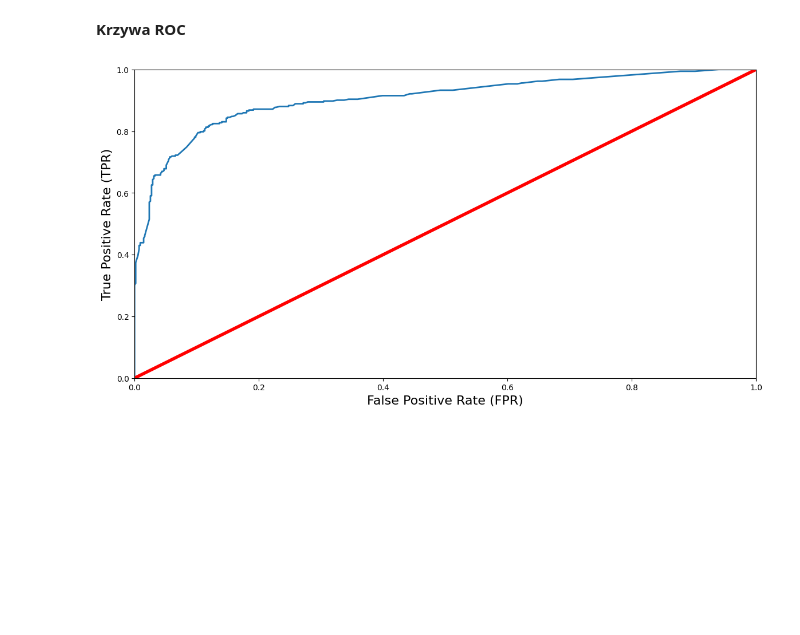
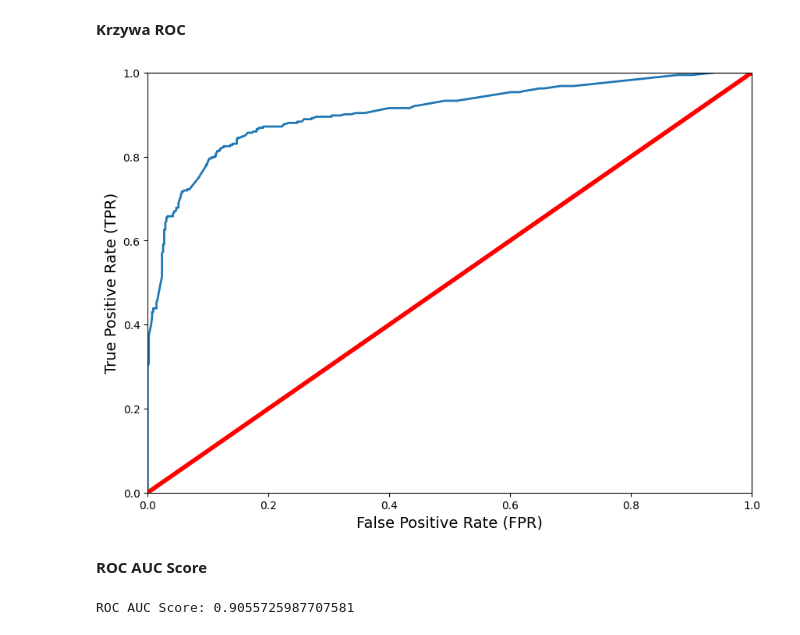
Before and after one commit to konrad-l/titanic_classification, a Jupyter notebook: Classification.ipynb, the cells around one changed output. Cells and saved outputs as stored; diff of their text form; code cells hidden in the pictures; blank space fills up the shorter version.

```diff
--- a/Classification.ipynb
+++ b/Classification.ipynb
@@ -738,16 +738,24 @@ plt.show()
 # %%
 from sklearn.metrics import roc_curve
 # compute true positive rate and false positive rate
 false_positive_rate, true_positive_rate, thresholds = roc_curve(target, y_scores)# plotting them against each other
 def plot_roc_curve(false_positive_rate, true_positive_rate, label=None):
     plt.plot(false_positive_rate, true_positive_rate, linewidth=2, label=label)
     plt.plot([0, 1], [0, 1], 'r', linewidth=4)
     plt.axis([0, 1, 0, 1])
-    plt.xlabel('False Positive Rate (FPR)', fontsize=16)
-    plt.ylabel('True Positive Rate (TPR)', fontsize=16)
+    plt.xlabel('False Positive Rate (FPR)', fontsize=14)
+    plt.ylabel('True Positive Rate (TPR)', fontsize=14)
 
-plt.figure(figsize=(14, 7))
+plt.figure(figsize=(10, 7))
 plot_roc_curve(false_positive_rate, true_positive_rate)
 plt.show()
 # %% [output]
-[figure, old version]
+[figure, new version]
+# %% [markdown]
+**ROC AUC Score**
+# %%
+from sklearn.metrics import roc_auc_score
+r_a_score = roc_auc_score(target, y_scores)
+print("ROC AUC Score:", r_a_score)
+# %% [output]
+ROC AUC Score: 0.9055725987707581
```
Also changed, not shown: parts of 3 cells of this notebook.
